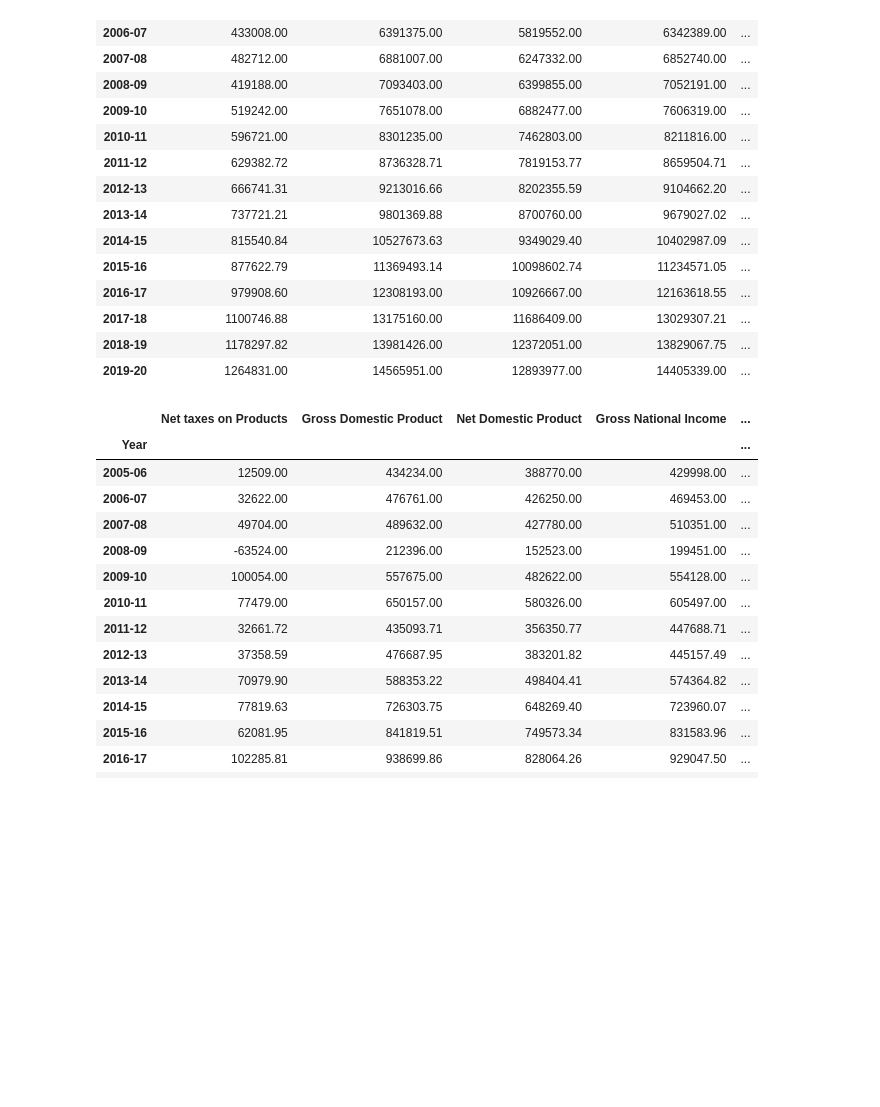
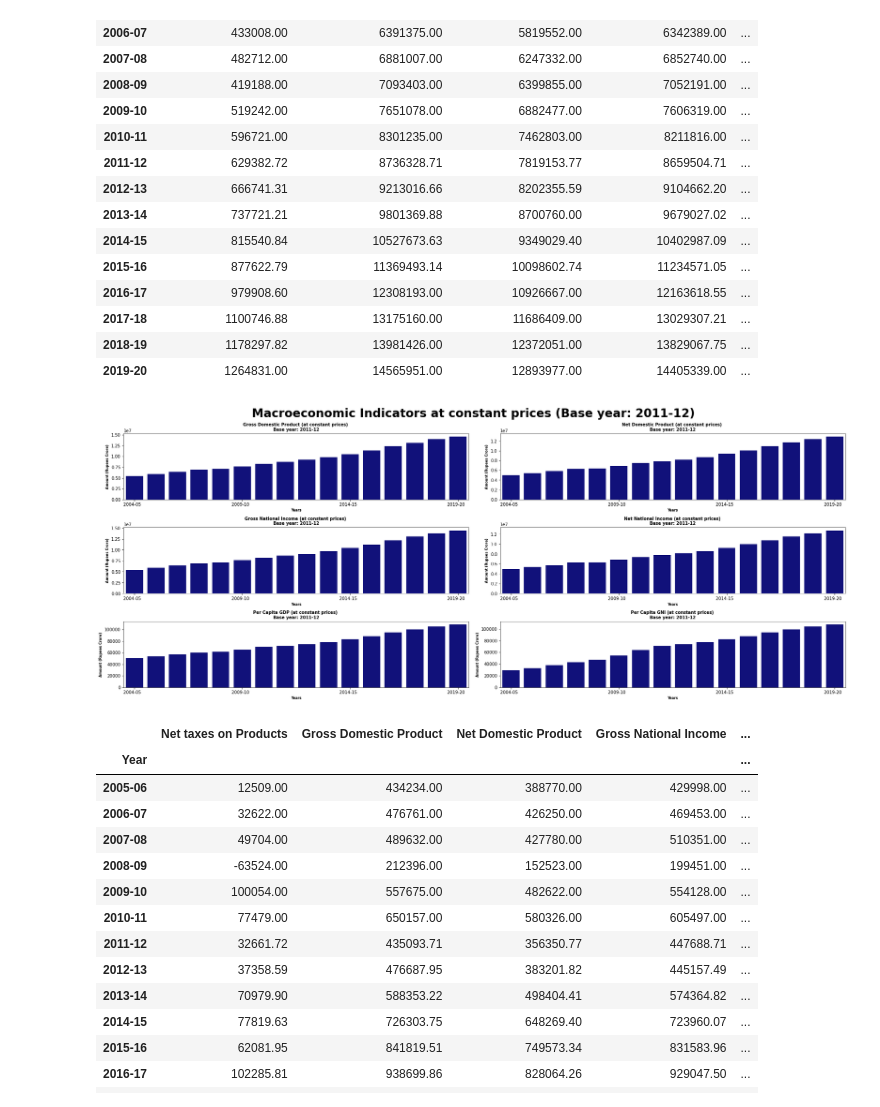
Before and after one commit to arpanganguli/SINE, a Jupyter notebook: Macroeconomic_Aggregates.ipynb, the cells around one changed output. Drawn from its saved outputs; the diff is of its cells as text; code cells hidden in the pictures; blank space fills up the shorter version.

Commit message:
Change in graphs

```diff
--- a/Macroeconomic_Aggregates.ipynb
+++ b/Macroeconomic_Aggregates.ipynb
@@ -32,6 +33,51 @@ display(df)
 | 2017-18 | 1100746.88 | 13175160.00 | 11686409.00 | 13029307.21 | ... |
 | 2018-19 | 1178297.82 | 13981426.00 | 12372051.00 | 13829067.75 | ... |
 | 2019-20 | 1264831.00 | 14565951.00 | 12893977.00 | 14405339.00 | ... |
+# %%
+fig, ax = plt.subplots(3, 2)
+fig.suptitle("Macroeconomic Indicators at constant prices (Base year: 2011-12)", verticalalignment="top", fontsize=28, fontweight="bold")
+
+sns.barplot(x= df.index, y=df['Gross Domestic Product'], color="darkblue", ax=ax[0,0])
+ax[0,0].set_title('Gross Domestic Product (at constant prices) \nBase year: 2011-12', fontsize=10, fontweight='bold')
+ax[0,0].set_xlabel("Years", fontsize=8, fontweight='bold')
+ax[0,0].set_ylabel("Amount (Rupees Crore)", fontsize=8, fontweight='bold')
+ax[0,0].xaxis.set_major_locator(ticker.MultipleLocator(5))
+
+sns.barplot(x= df.index, y=df['Net Domestic Product'], color="darkblue", ax=ax[0,1])
+ax[0,1].set_title('Net Domestic Product (at constant prices) \nBase year: 2011-12', fontsize=10, fontweight='bold')
+ax[0,1].set_xlabel("Years", fontsize=8, fontweight='bold')
+ax[0,1].set_ylabel("Amount (Rupees Crore)", fontsize=8, fontweight='bold')
+ax[0,1].xaxis.set_major_locator(ticker.MultipleLocator(5))
+
+sns.barplot(x= df.index, y=df['Gross National Income'], color="darkblue", ax=ax[1,0])
+ax[1,0].set_title('Gross National Income (at constant prices) \nBase year: 2011-12', fontsize=10, fontweight='bold')
+ax[1,0].set_xlabel("Years", fontsize=8, fontweight='bold')
+ax[1,0].set_ylabel("Amount (Rupees Crore)", fontsize=8, fontweight='bold')
+ax[1,0].xaxis.set_major_locator(ticker.MultipleLocator(5))
+
+sns.barplot(x= df.index, y=df['Net National Income'], color="darkblue", ax=ax[1,1])
+ax[1,1].set_title('Net National Income (at constant prices) \nBase year: 2011-12', fontsize=10, fontweight='bold')
+ax[1,1].set_xlabel("Years", fontsize=8, fontweight='bold')
+ax[1,1].set_ylabel("Amount (Rupees Crore)", fontsize=8, fontweight='bold')
+ax[1,1].xaxis.set_major_locator(ticker.MultipleLocator(5))
+
+sns.barplot(x= df.index, y=df['Per Capita GDP'], color="darkblue", ax=ax[2,0])
+ax[2,0].set_title('Per Capita GDP (at constant prices) \nBase year: 2011-12', fontsize=10, fontweight='bold')
+ax[2,0].set_xlabel("Years", fontsize=8, fontweight='bold')
+ax[2,0].set_ylabel("Amount (Rupees Crore)", fontsize=8, fontweight='bold')
+ax[2,0].xaxis.set_major_locator(ticker.MultipleLocator(5))
+
+sns.barplot(x= df.index, y=df['Per Capita GNI'], color="darkblue", ax=ax[2,1])
+ax[2,1].set_title('Per Capita GNI (at constant prices) \nBase year: 2011-12', fontsize=10, fontweight='bold')
+ax[2,1].set_xlabel("Years", fontsize=8, fontweight='bold')
+ax[2,1].set_ylabel("Amount (Rupees Crore)", fontsize=8, fontweight='bold')
+ax[2,1].xaxis.set_major_locator(ticker.MultipleLocator(5))
+
+fig.tight_layout()
+fig.subplots_adjust()
+plt.show()
+# %% [output]
+[figure, added]
 # %%
 df_final = df.diff()[1:]
 df_final
```
Also changed, not shown: parts of 9 cells of this notebook.
